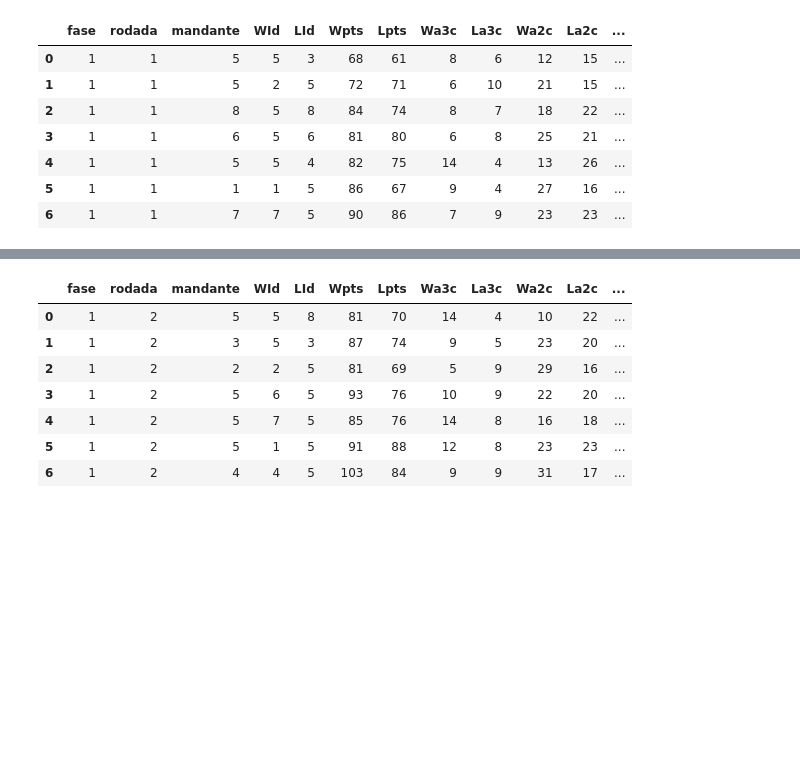
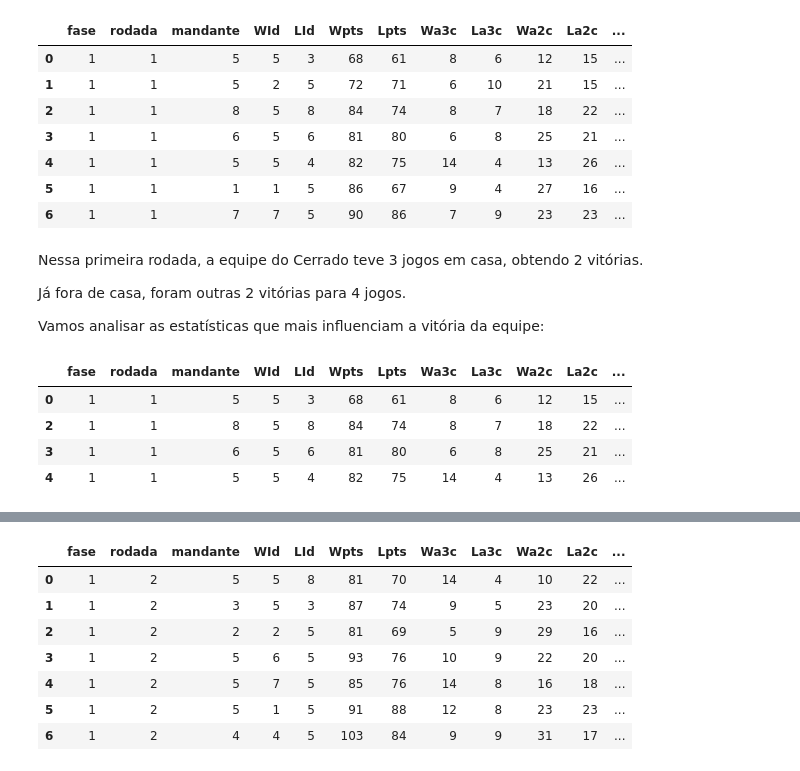
Before and after one commit to rafaelnduarte/Analise_De_Dados_Cerrado_Basquete, a Jupyter notebook: Análise_de_Dados_Cerrado_Basquete.ipynb, the cells around one changed output, grey strips where cells are left out. Saved outputs shown, nothing was run; the diff lists cells and outputs as text; code cells hidden in the pictures; blank space fills up the shorter version.

```diff
--- a/Análise_de_Dados_Cerrado_Basquete.ipynb
+++ b/Análise_de_Dados_Cerrado_Basquete.ipynb
@@ -748,3 +834,19 @@ df_t1.head(7)
 | 4 | 1 | 1 | 5 | 5 | 4 | 82 | 75 | 14 | 4 | 13 | 26 | ... |
 | 5 | 1 | 1 | 1 | 1 | 5 | 86 | 67 | 9 | 4 | 27 | 16 | ... |
 | 6 | 1 | 1 | 7 | 7 | 5 | 90 | 86 | 7 | 9 | 23 | 23 | ... |
+# %% [markdown]
+Nessa primeira rodada, a equipe do Cerrado teve 3 jogos em casa, obtendo 2 vitórias.
+
+Já fora de casa, foram outras 2 vitórias para 4 jogos.
+
+Vamos analisar as estatísticas que mais influenciam a vitória da equipe:
+# %%
+# analisando os jogos com vitória do Cerrado
+df_win1 = df_t1.loc[[0,2,3,4]]
+df_win1.head()
+# %% [output]
+|  | fase | rodada | mandante | WId | LId | Wpts | Lpts | Wa3c | La3c | Wa2c | La2c | ... |
+| 0 | 1 | 1 | 5 | 5 | 3 | 68 | 61 | 8 | 6 | 12 | 15 | ... |
+| 2 | 1 | 1 | 8 | 5 | 8 | 84 | 74 | 8 | 7 | 18 | 22 | ... |
+| 3 | 1 | 1 | 6 | 5 | 6 | 81 | 80 | 6 | 8 | 25 | 21 | ... |
+| 4 | 1 | 1 | 5 | 5 | 4 | 82 | 75 | 14 | 4 | 13 | 26 | ... |
```
Also changed, not shown: parts of 26 cells of this notebook.
